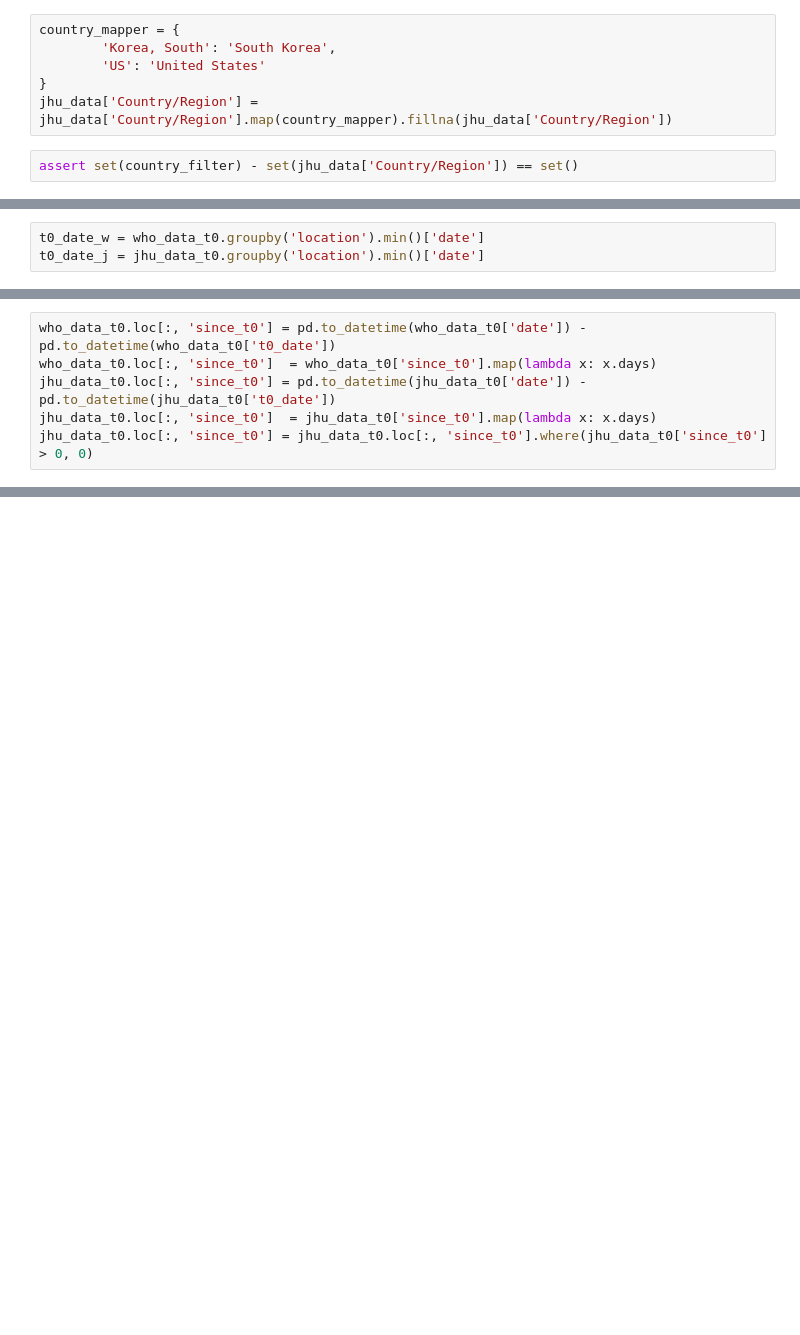
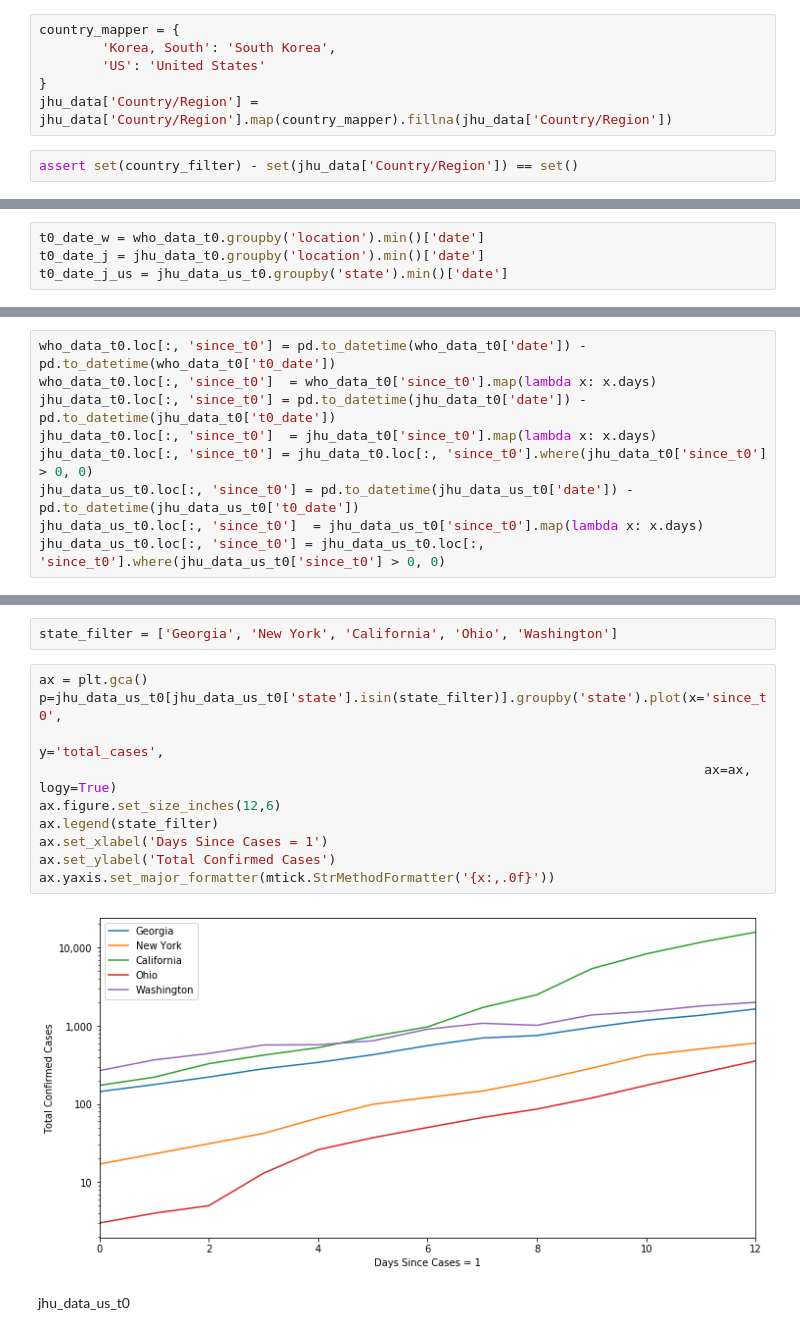
Before and after one commit to slstarnes/coronavirus-stats, a Jupyter notebook: Coronavirus.ipynb, the cells around one changed output, grey strips where cells are left out. Saved outputs shown, nothing was run; the diff lists cells and outputs as text; blank space fills up the shorter version.

```diff
--- a/Coronavirus.ipynb
+++ b/Coronavirus.ipynb
@@ -33,4 +79,5 @@ jhu_data_t0 = jhu_data_reduced.query('total_cases >= @t0_threshold')
 # %%
 t0_date_w = who_data_t0.groupby('location').min()['date']
 t0_date_j = jhu_data_t0.groupby('location').min()['date']
+t0_date_j_us = jhu_data_us_t0.groupby('state').min()['date']
 # %%
@@ -42,6 +90,9 @@ who_data_t0.loc[:, 'since_t0']  = who_data_t0['since_t0'].map(lambda x: x.days)
 jhu_data_t0.loc[:, 'since_t0'] = pd.to_datetime(jhu_data_t0['date']) - pd.to_datetime(jhu_data_t0['t0_date'])
 jhu_data_t0.loc[:, 'since_t0']  = jhu_data_t0['since_t0'].map(lambda x: x.days)
 jhu_data_t0.loc[:, 'since_t0'] = jhu_data_t0.loc[:, 'since_t0'].where(jhu_data_t0['since_t0'] > 0, 0)
+jhu_data_us_t0.loc[:, 'since_t0'] = pd.to_datetime(jhu_data_us_t0['date']) - pd.to_datetime(jhu_data_us_t0['t0_date'])
+jhu_data_us_t0.loc[:, 'since_t0']  = jhu_data_us_t0['since_t0'].map(lambda x: x.days)
+jhu_data_us_t0.loc[:, 'since_t0'] = jhu_data_us_t0.loc[:, 'since_t0'].where(jhu_data_us_t0['since_t0'] > 0, 0)
 # %%
 ax = plt.gca()
 p=jhu_data_t0[jhu_data_t0['location'].isin(country_filter)].groupby('location').plot(x='since_t0',
@@ -66,0 +118,16 @@ ax.yaxis.set_major_formatter(mtick.StrMethodFormatter('{x:,.0f}'))
+# %%
+state_filter = ['Georgia', 'New York', 'California', 'Ohio', 'Washington']
+# %%
+ax = plt.gca()
+p=jhu_data_us_t0[jhu_data_us_t0['state'].isin(state_filter)].groupby('state').plot(x='since_t0',
+                                                                                     y='total_cases',
+                                                                                     ax=ax, logy=True)
+ax.figure.set_size_inches(12,6)
+ax.legend(state_filter)
+ax.set_xlabel('Days Since Cases = 1')
+ax.set_ylabel('Total Confirmed Cases')
+ax.yaxis.set_major_formatter(mtick.StrMethodFormatter('{x:,.0f}'))
+# %% [output]
+[figure, added]
+# %% [markdown]
+jhu_data_us_t0
```
Also changed, not shown: parts of 18 cells of this notebook.
